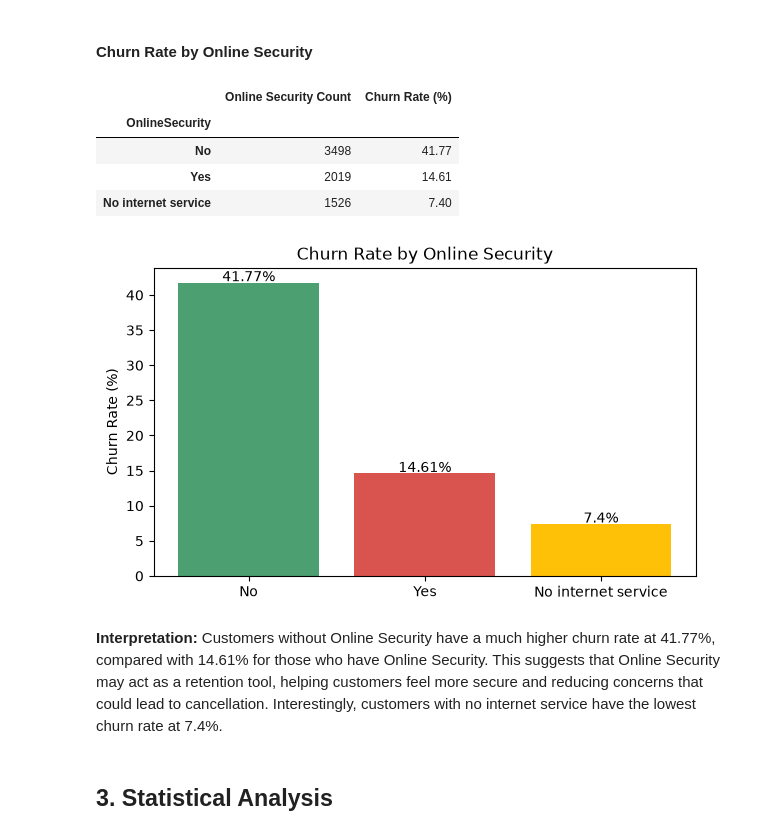
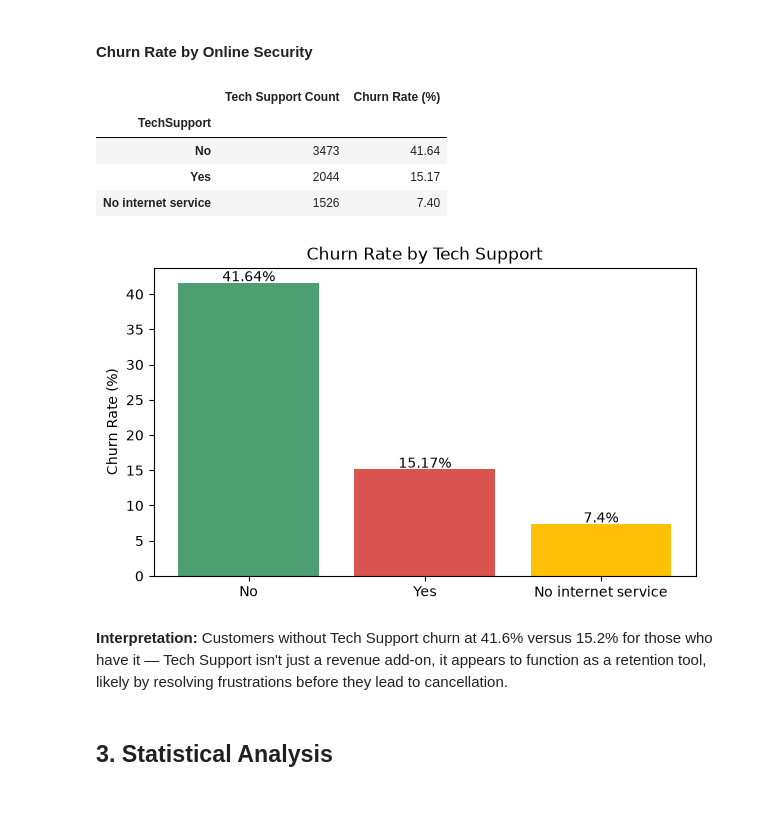
Before and after one commit to Aneesa254/Customer-Churn-Retention-Analysis-Project, a Jupyter notebook: Task4_Customer_Churn_Analysis.ipynb, the cells around one changed output. Cells and saved outputs as stored; diff of their text form; code cells hidden in the pictures; blank space fills up the shorter version.

```diff
--- a/Task4_Customer_Churn_Analysis.ipynb
+++ b/Task4_Customer_Churn_Analysis.ipynb
@@ -355,27 +355,27 @@ plt.show()
 # %% [markdown]
 #### Churn Rate by Online Security
 # %%
-os_rate = round(df.groupby('OnlineSecurity')["Churn_flag"].mean()*100, 2).sort_values(ascending=False)
-os_counts = df['OnlineSecurity'].value_counts()
-pd.DataFrame({'Online Security Count': os_counts, 'Churn Rate (%)': os_rate})
+tech_rate = round(df.groupby('TechSupport')["Churn_flag"].mean()*100, 2).sort_values(ascending=False)
+tech_counts = df['TechSupport'].value_counts()
+pd.DataFrame({'Tech Support Count': tech_counts, 'Churn Rate (%)': tech_rate})
 # %% [output]
-|  | Online Security Count | Churn Rate (%) |
-| OnlineSecurity |  |  |
-| No | 3498 | 41.77 |
-| Yes | 2019 | 14.61 |
+|  | Tech Support Count | Churn Rate (%) |
+| TechSupport |  |  |
+| No | 3473 | 41.64 |
+| Yes | 2044 | 15.17 |
 | No internet service | 1526 | 7.40 |
 # %%
 fig, ax = plt.subplots()
-ax.bar(os_rate.index, os_rate.values, color=['#4C9F70','#D9534F','#FFC107'])
-for i, v in enumerate(os_rate.values):
+ax.bar(tech_rate.index, tech_rate.values, color=['#4C9F70','#D9534F','#FFC107'])
+for i, v in enumerate(tech_rate.values):
     ax.text(i, v + 0.2, f'{v}%', ha='center')
 ax.set_ylabel('Churn Rate (%)')
-ax.set_title('Churn Rate by Online Security')
+ax.set_title('Churn Rate by Tech Support')
 plt.show()
 # %% [output]
-[figure, old version]
+[figure, new version]
 # %% [markdown]
-**Interpretation:** Customers without Online Security have a much higher churn rate at 41.77%, compared with 14.61% for those who have Online Security. This suggests that Online Security may act as a retention tool, helping customers feel more secure and reducing concerns that could lead to cancellation. Interestingly, customers with no internet service have the lowest churn rate at 7.4%.
+**Interpretation:** Customers without Tech Support churn at 41.6% versus 15.2% for those who have it — Tech Support isn't just a revenue add-on, it appears to function as a retention tool, likely by resolving frustrations before they lead to cancellation.
 # %% [markdown]
 ## 3. Statistical Analysis
 # %% [markdown]
```
Also changed, not shown: parts of 12 cells of this notebook, 1 other file.
